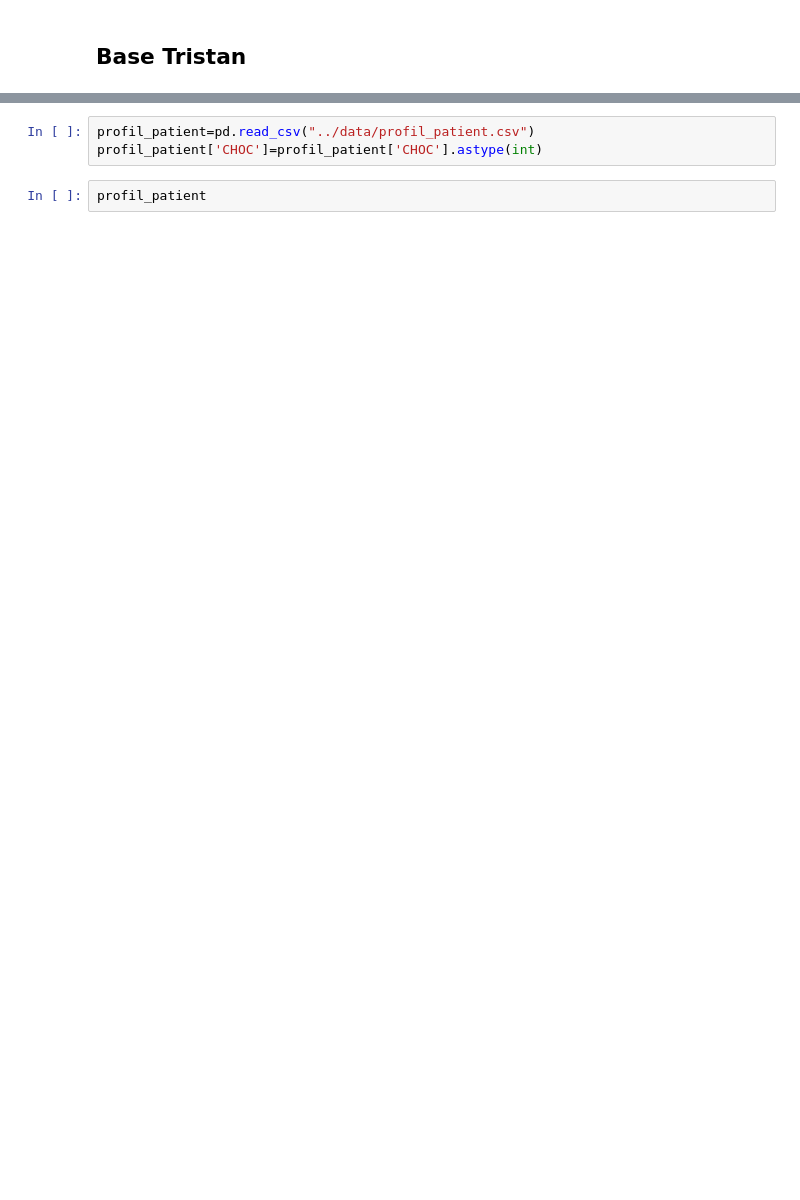
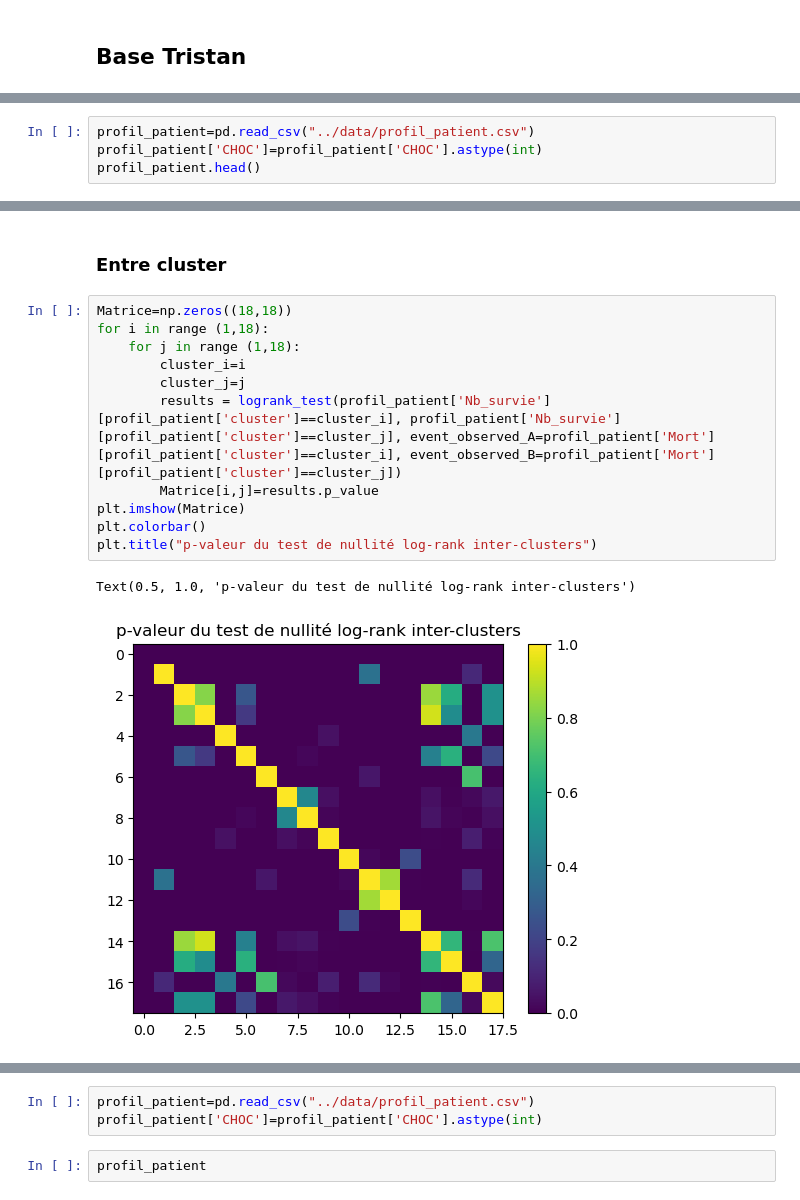
Before and after one commit to Kirscher/TextMining_Parcours_de_soin, a Jupyter notebook: survival_analysis/Visuels.ipynb, the cells around one changed output, grey strips where cells are left out. Cells and saved outputs as stored; diff of their text form; blank space fills up the shorter version.

```diff
--- a/survival_analysis/Visuels.ipynb
+++ b/survival_analysis/Visuels.ipynb
@@ -15,0 +20,4 @@ from lifelines import CoxPHFitter
+# %%
+profil_patient=pd.read_csv("../data/profil_patient.csv")
+profil_patient['CHOC']=profil_patient['CHOC'].astype(int)
+profil_patient.head()
@@ -15,0 +31,16 @@ from lifelines import CoxPHFitter
+# %% [markdown]
+### Entre cluster
+# %%
+Matrice=np.zeros((18,18))
+for i in range (1,18):
+    for j in range (1,18):
+        cluster_i=i
+        cluster_j=j
+        results = logrank_test(profil_patient['Nb_survie'][profil_patient['cluster']==cluster_i], profil_patient['Nb_survie'][profil_patient['cluster']==cluster_j], event_observed_A=profil_patient['Mort'][profil_patient['cluster']==cluster_i], event_observed_B=profil_patient['Mort'][profil_patient['cluster']==cluster_j])
+        Matrice[i,j]=results.p_value
+plt.imshow(Matrice)
+plt.colorbar()
+plt.title("p-valeur du test de nullité log-rank inter-clusters")
+# %% [output]
+Text(0.5, 1.0, 'p-valeur du test de nullité log-rank inter-clusters')
+[figure, added]
```
Also changed, not shown: parts of 47 cells of this notebook.
